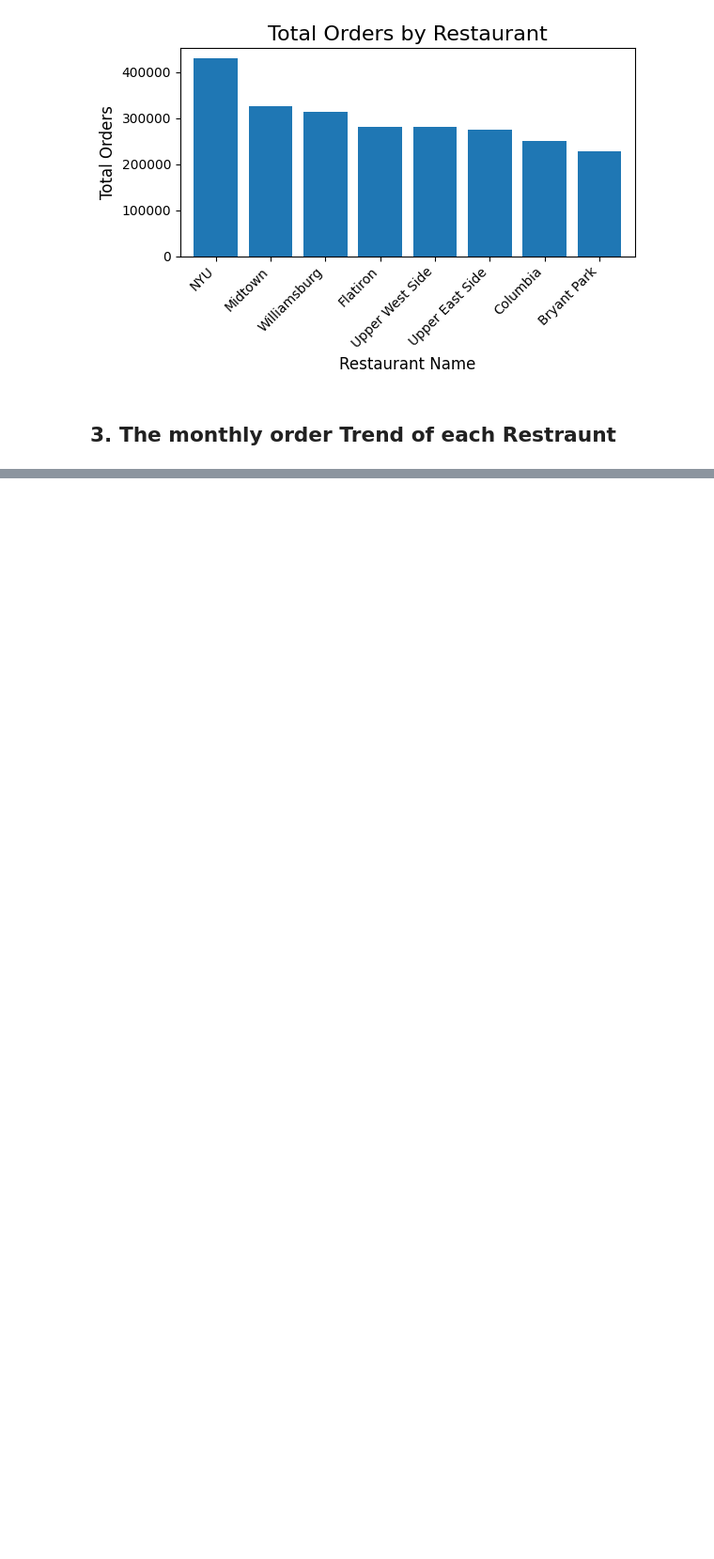
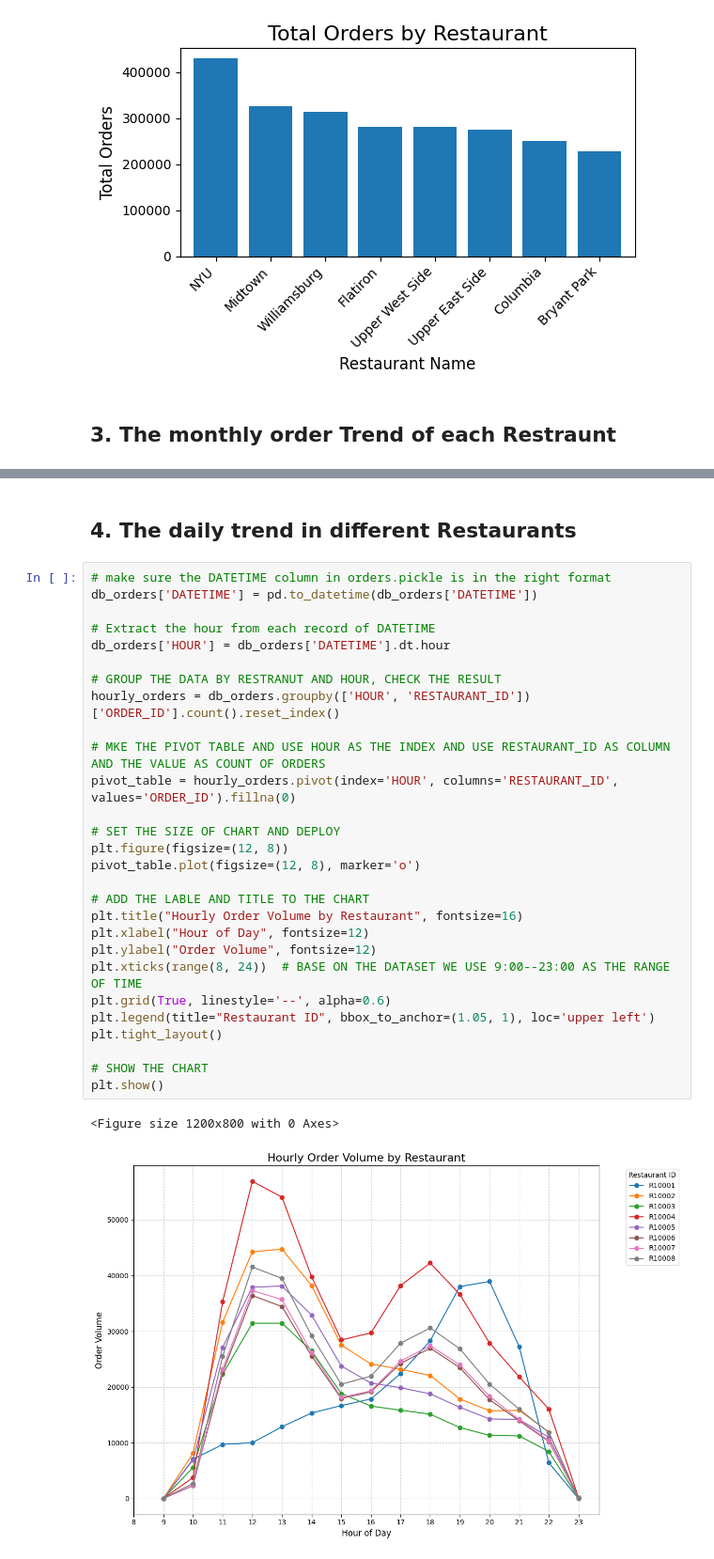
Before and after one commit to HarryYang1008/A2_python, a Jupyter notebook: analysis.ipynb, the cells around one changed output, grey strips where cells are left out. Shown at 94% size. Cells and saved outputs as stored; diff of their text form; blank space fills up the shorter version.

Commit message:
add The daily trend in different Restaurants

```diff
--- a/analysis.ipynb
+++ b/analysis.ipynb
@@ -146,3 +148,36 @@ plt.grid(True, linestyle='--', alpha=0.6)
 plt.show()
 # %% [output]
 [figure]
+# %% [markdown]
+## 4. The daily trend in different Restaurants
+# %%
+# make sure the DATETIME column in orders.pickle is in the right format
+db_orders['DATETIME'] = pd.to_datetime(db_orders['DATETIME'])
+
+# Extract the hour from each record of DATETIME
+db_orders['HOUR'] = db_orders['DATETIME'].dt.hour
+
+# GROUP THE DATA BY RESTRANUT AND HOUR, CHECK THE RESULT
+hourly_orders = db_orders.groupby(['HOUR', 'RESTAURANT_ID'])['ORDER_ID'].count().reset_index()
+
+# MKE THE PIVOT TABLE AND USE HOUR AS THE INDEX AND USE RESTAURANT_ID AS COLUMN AND THE VALUE AS COUNT OF ORDERS
+pivot_table = hourly_orders.pivot(index='HOUR', columns='RESTAURANT_ID', values='ORDER_ID').fillna(0)
+
+# SET THE SIZE OF CHART AND DEPLOY
+plt.figure(figsize=(12, 8))
+pivot_table.plot(figsize=(12, 8), marker='o')
+
+# ADD THE LABLE AND TITLE TO THE CHART
+plt.title("Hourly Order Volume by Restaurant", fontsize=16)
+plt.xlabel("Hour of Day", fontsize=12)
+plt.ylabel("Order Volume", fontsize=12)
+plt.xticks(range(8, 24))  # BASE ON THE DATASET WE USE 9:00--23:00 AS THE RANGE OF TIME
+plt.grid(True, linestyle='--', alpha=0.6)
+plt.legend(title="Restaurant ID", bbox_to_anchor=(1.05, 1), loc='upper left')
+plt.tight_layout()
+
+# SHOW THE CHART
+plt.show()
+# %% [output]
+<Figure size 1200x800 with 0 Axes>
+[figure, added]
```
Also changed, not shown: parts of 5 cells of this notebook.
